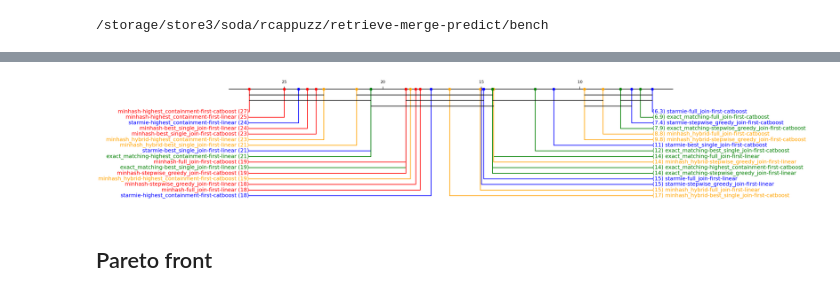
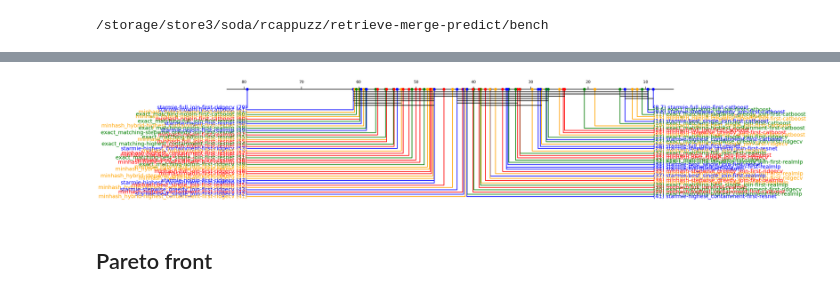
Before and after one commit to rcap107/retrieve-merge-predict, a Jupyter notebook: notebooks/Additional plots.ipynb, the cells around one changed output, grey strips where cells are left out. Cells and saved outputs as stored; diff of their text form; code cells hidden in the pictures.

Commit message:
Major updates to the notebook to add new plots

```diff
--- a/notebooks/Additional plots.ipynb
+++ b/notebooks/Additional plots.ipynb
@@ -48,3 +22,11 @@ df = prepare_general()
+# %%
+df = pl.read_parquet("results/temp_results_retrieval.parquet")
+df = df.with_columns(
+    pl.when(pl.col("prediction_metric") < -1)
+    .then(-1)
+    .otherwise(pl.col("prediction_metric"))
+    .alias("y")
+)
 # %%
 keys = ["jd_method", "estimator", "aggregation", "chosen_model"]
 exp_keys = ["base_table", "target_dl"]
@@ -79,3 +39,12 @@ shape: (32, 5)
+# %%
+keys = ["jd_method", "estimator", "aggregation", "chosen_model"]
+exp_keys = ["base_table", "target_dl"]
+names = df.unique(keys).select(keys).sort(keys).with_row_index("model")
+df = df.join(names, on=keys, how="left")
+experiments = (
+    df.unique(exp_keys).select(exp_keys).sort(exp_keys).with_row_index("experiment")
+)
+df = df.join(experiments, on=exp_keys, how="left")
 # %%
 ranks = (
     df.group_by(["experiment", "model"])
@@ -133,12 +98,23 @@ color_props = {k: colors[k.split("-")[0]] for k in dd}
 # %%
-fig, ax = plt.subplots(1,1, squeeze=True, )
-_ = critical_difference_diagram(dd, p_values, color_palette=color_props, ascending=False)
+fig, ax = plt.subplots(
+    1,
+    1,
+    squeeze=True,
+)
+_ = critical_difference_diagram(
+    dd, p_values, color_palette=color_props, ascending=False
+)
 fig.subplots_adjust(left=0, right=2)
-fig.savefig("images/crit_diff_plot.png", bbox_inches="tight",
-            # pad_inches=0.1
-            )
-fig.savefig("images/crit_diff_plot.pdf", bbox_inches="tight",)
+# fig.savefig(
+#     "images/crit_diff_plot.png",
+#     bbox_inches="tight",
+#     # pad_inches=0.1
+# )
+# fig.savefig(
+#     "images/crit_diff_plot.pdf",
+#     bbox_inches="tight",
+# )
 # %% [output]
-[figure, old version]
+[figure, new version]
 # %% [markdown]
 ## Pareto front
```
Also changed, not shown: parts of 22 cells of this notebook.
